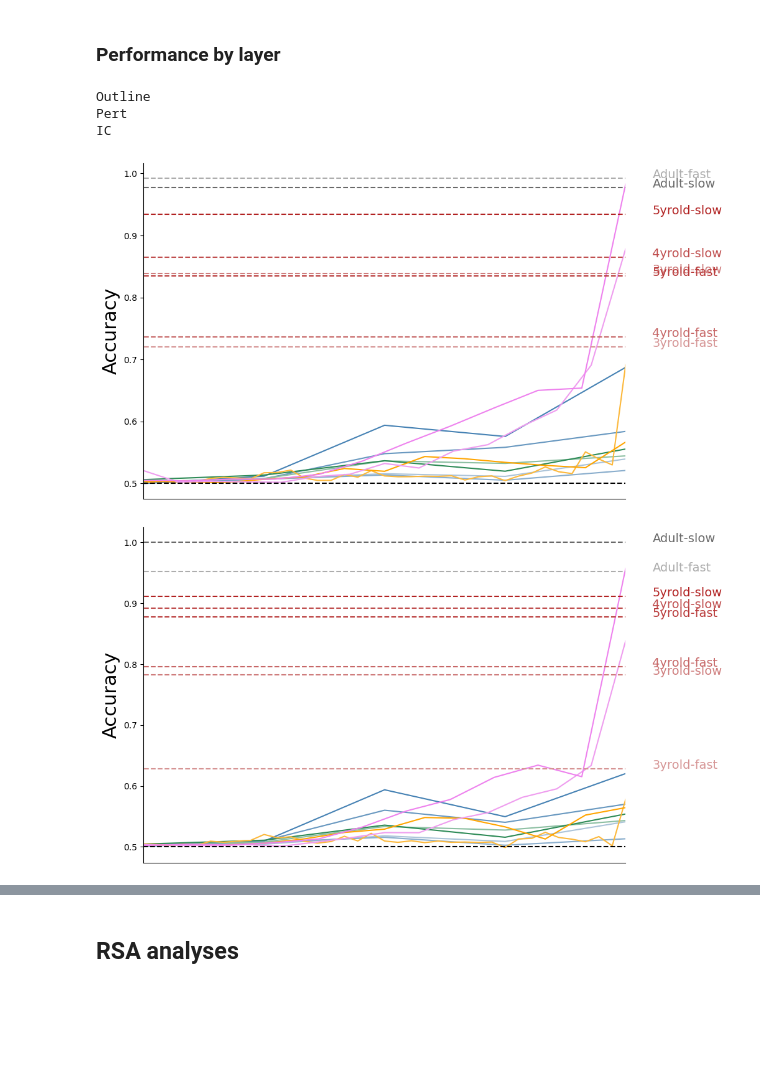
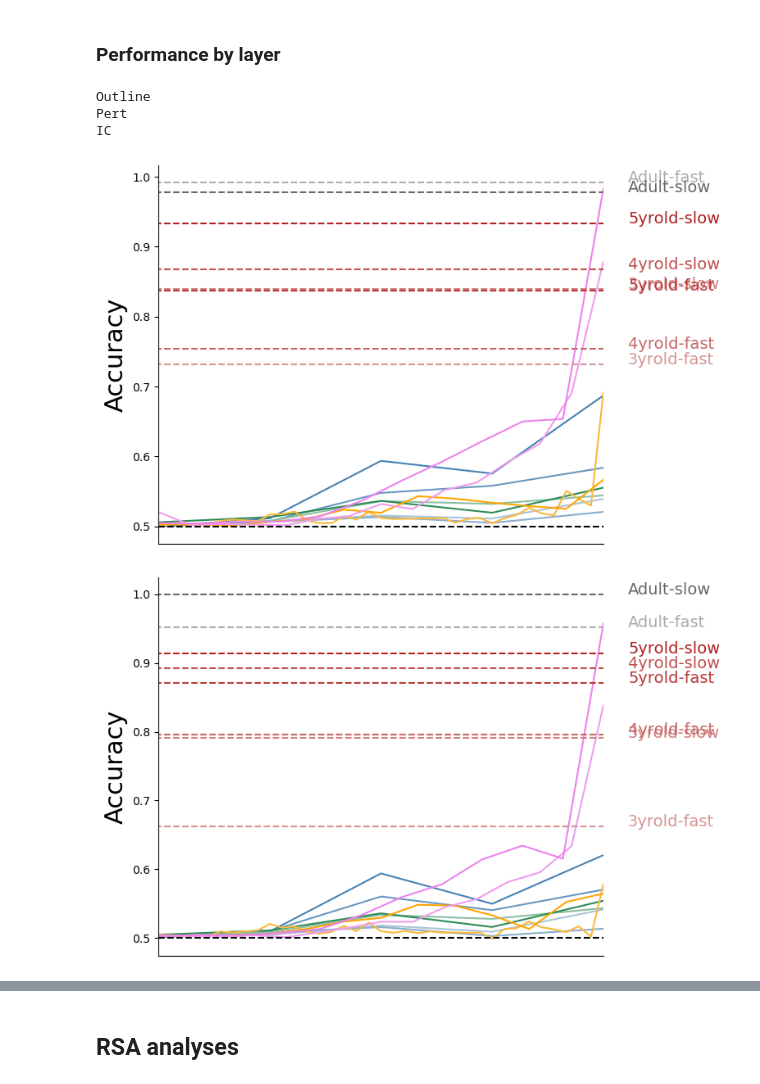
Before and after one commit to vayzenb/kornet, a Jupyter notebook: analyses/model_comparisons.ipynb, the cells around one changed output, grey strips where cells are left out. Cells and saved outputs as stored; diff of their text form; code cells hidden in the pictures; blank space fills up the shorter version.

Commit message:
updated figures

```diff
--- a/analyses/model_comparisons.ipynb
+++ b/analyses/model_comparisons.ipynb
@@ -135,7 +135,7 @@ train_ns = [5, 10, 25, 50, 100, 150, 200, 250, 300]
 
 
 #load data
-sub_summary = pd.read_csv(f'{results_dir}/group_data/sub_summary_long.csv')
+sub_summary = pd.read_csv(f'{results_dir}/group_data/sub_summary_long_imputed_at_chance.csv')
 
 #load adult data
 sub_summary_adult = pd.read_csv(f'{results_dir}/group_data/sub_summary_adult.csv')
@@ -459,7 +447,7 @@ for cond in model_conds:
     model_df['model'] = pd.Categorical(model_df['model'], categories = model_arch, ordered = True)
 
     #plot model_df as a function of layer_num
-    fig, ax = plt.subplots(1,1, figsize=(10,7))
+    fig, ax = plt.subplots(1,1, figsize=(7,6))
 
     sns.lineplot(data = model_df, x = 'layer_num', y = 'acc', hue = 'model',palette=model_colors)
 
@@ -477,32 +465,32 @@ for cond in model_conds:
     #ax.legend(loc='center left', bbox_to_anchor=(1, 0.5), fontsize = 14)
 
     #remove legend
     ax.legend().remove()
 
     #add labels at the end of each line
     for i in range(len(human_data)):
         ax.text(max_layer+2, human_data['acc'].values[i], human_data['model'].values[i], color = human_colors[i], fontsize = 14)
 
     #add dotted black line at .5
     ax.axhline(y=.5, color='black', linestyle='--')
 
 
     #set xlim at 1
     ax.set_xlim([1,max_layer])
 
     #remove x labels and title
     ax.set_xlabel('')
     ax.set_xticks([])
 
     #remove right and top borders
     ax.spines['right'].set_visible(False)
     ax.spines['top'].set_visible(False)
 
     #set y label to Accuracy
     ax.set_ylabel('Accuracy', fontsize = 22)
 # %% [output]
 Outline
 Pert
 IC
-[figure, old version]
+[figure, new version]
-[figure, old version]
+[figure, new version]
```
Also changed, not shown: parts of 2 cells of this notebook, 9 other files.
